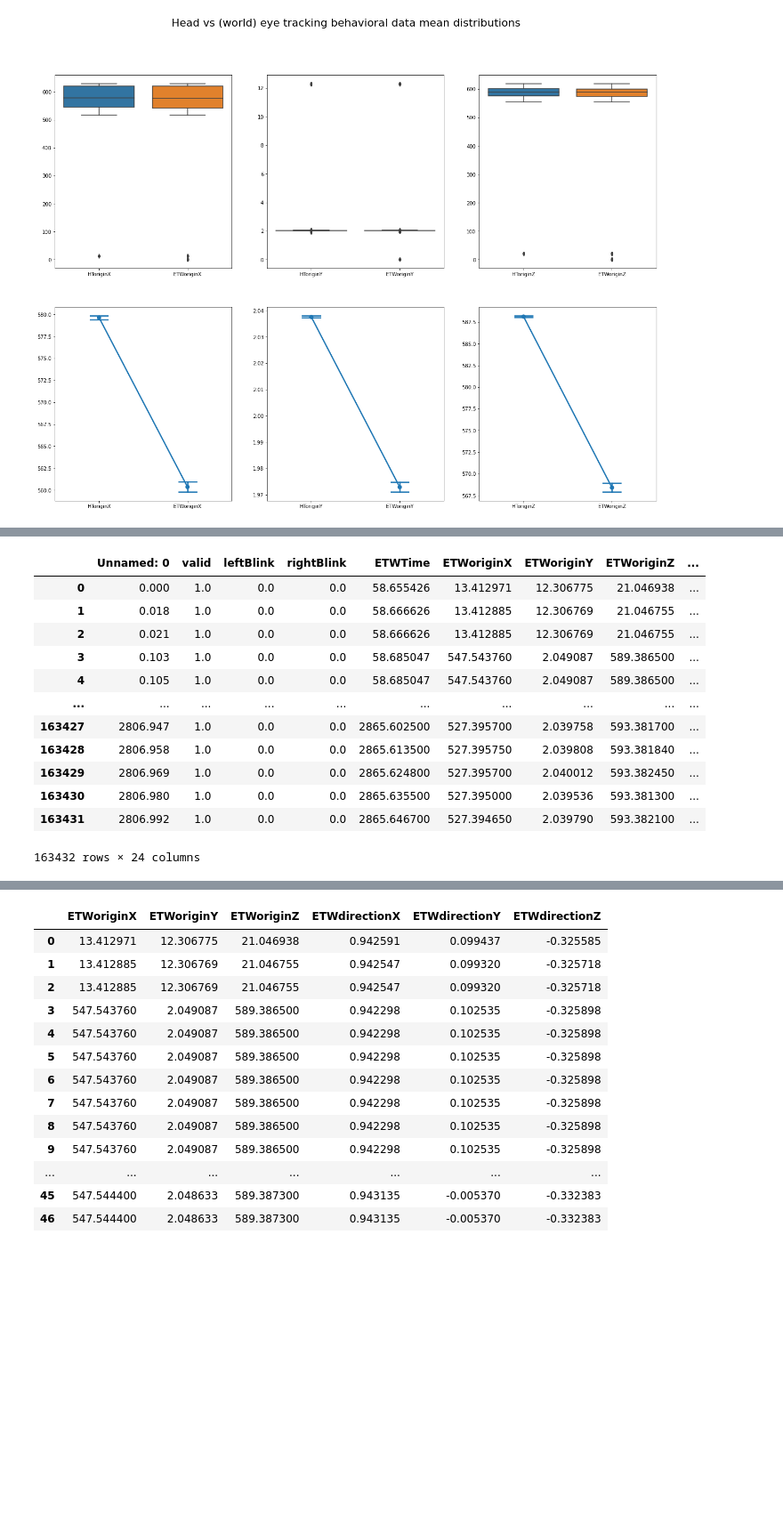
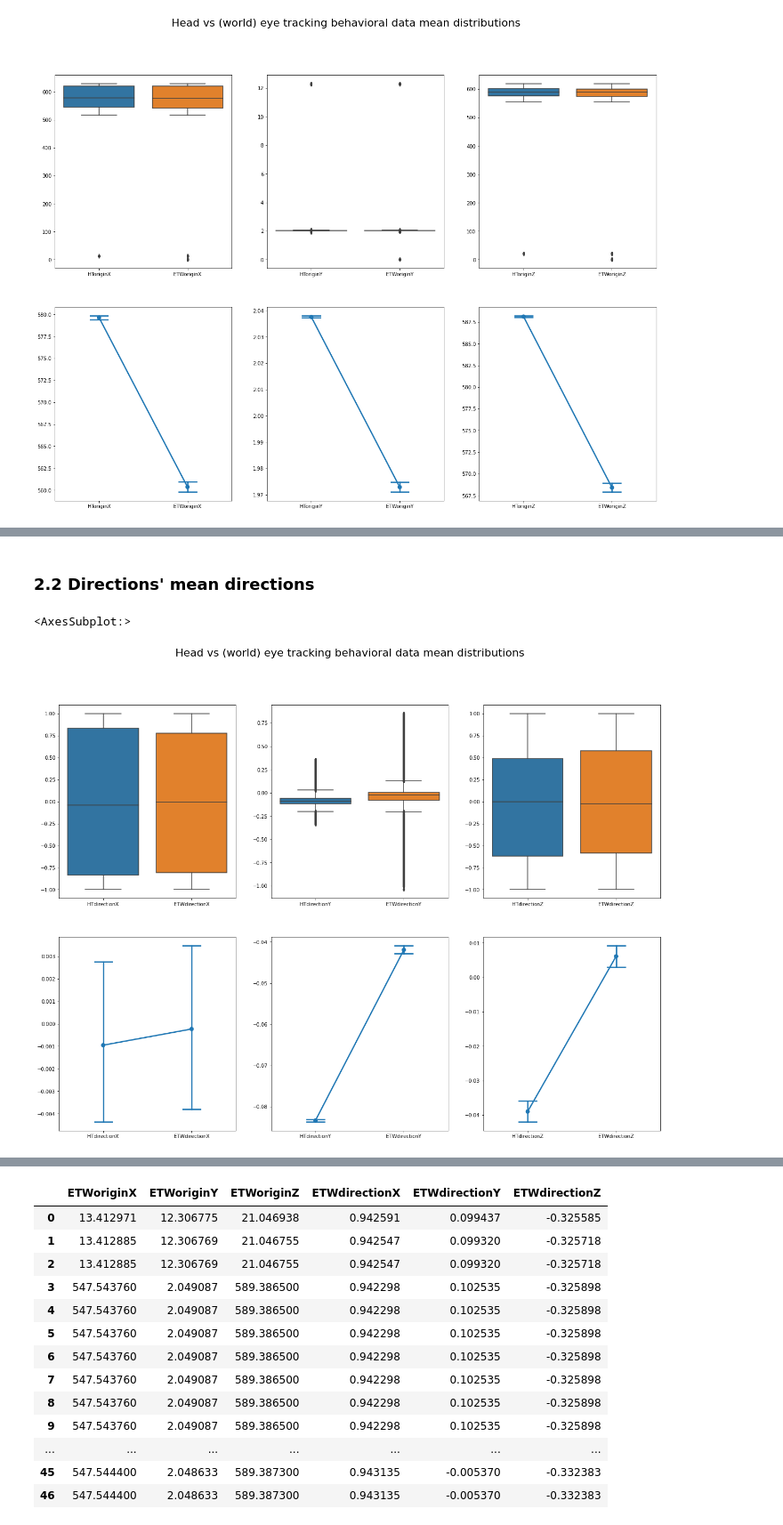
Before and after one commit to JohnMadrid/VillageBehavioralWalk, a Jupyter notebook: positions_filtering.ipynb, the cells around one changed output, grey strips where cells are left out. Shown at 89% size. Drawn from its saved outputs; the diff is of its cells as text; code cells hidden in the pictures; blank space fills up the shorter version.

```diff
--- a/positions_filtering.ipynb
+++ b/positions_filtering.ipynb
@@ -217,16 +222,19 @@ df_clean[['HToriginY', 'ETWoriginY']].boxplot(ax=ax[0])
-# %%
-df_clean
-# %% [output]
-|  | Unnamed: 0 | valid | leftBlink | rightBlink | ETWTime | ETWoriginX | ETWoriginY | ETWoriginZ | ... |
-| 0 | 0.000 | 1.0 | 0.0 | 0.0 | 58.655426 | 13.412971 | 12.306775 | 21.046938 | ... |
-| 1 | 0.018 | 1.0 | 0.0 | 0.0 | 58.666626 | 13.412885 | 12.306769 | 21.046755 | ... |
-| 2 | 0.021 | 1.0 | 0.0 | 0.0 | 58.666626 | 13.412885 | 12.306769 | 21.046755 | ... |
-| 3 | 0.103 | 1.0 | 0.0 | 0.0 | 58.685047 | 547.543760 | 2.049087 | 589.386500 | ... |
-| 4 | 0.105 | 1.0 | 0.0 | 0.0 | 58.685047 | 547.543760 | 2.049087 | 589.386500 | ... |
-| ... | ... | ... | ... | ... | ... | ... | ... | ... | ... |
-| 163427 | 2806.947 | 1.0 | 0.0 | 0.0 | 2865.602500 | 527.395700 | 2.039758 | 593.381700 | ... |
-| 163428 | 2806.958 | 1.0 | 0.0 | 0.0 | 2865.613500 | 527.395750 | 2.039808 | 593.381840 | ... |
-| 163429 | 2806.969 | 1.0 | 0.0 | 0.0 | 2865.624800 | 527.395700 | 2.040012 | 593.382450 | ... |
-| 163430 | 2806.980 | 1.0 | 0.0 | 0.0 | 2865.635500 | 527.395000 | 2.039536 | 593.381300 | ... |
-| 163431 | 2806.992 | 1.0 | 0.0 | 0.0 | 2865.646700 | 527.394650 | 2.039790 | 593.382100 | ... |
-163432 rows × 24 columns
+# %% [markdown]
+### 2.2 Directions' mean directions
+# %%
+fig, ax = plt.subplots(2,3, figsize=(22, 16))
+
+fig.suptitle("Head vs (world) eye tracking behavioral data mean distributions", fontsize=22)
+
+# mean distributions comparing head to eye tracing
+sns.boxplot(data=df_clean[['HTdirectionX','ETWdirectionX']], ax=ax[0,0])
+sns.boxplot(data=df_clean[['HTdirectionY', 'ETWdirectionY']], ax=ax[0,1])
+sns.boxplot(data=df_clean[['HTdirectionZ','ETWdirectionZ']], ax=ax[0,2])
+
+# representation of the estimated central tendency where the error bars indicate the uncertainty around the estimate.
+sns.pointplot(data=df_clean[['HTdirectionX','ETWdirectionX']], capsize=.2, ax=ax[1,0])
+sns.pointplot(data=df_clean[['HTdirectionY', 'ETWdirectionY']],capsize=.2, ax=ax[1,1])
+sns.pointplot(data=df_clean[['HTdirectionZ','ETWdirectionZ']], capsize=.2, ax=ax[1,2])
+# %% [output]
+<AxesSubplot:>
+[figure, added]
```
Also changed, not shown: parts of 4 cells of this notebook.
